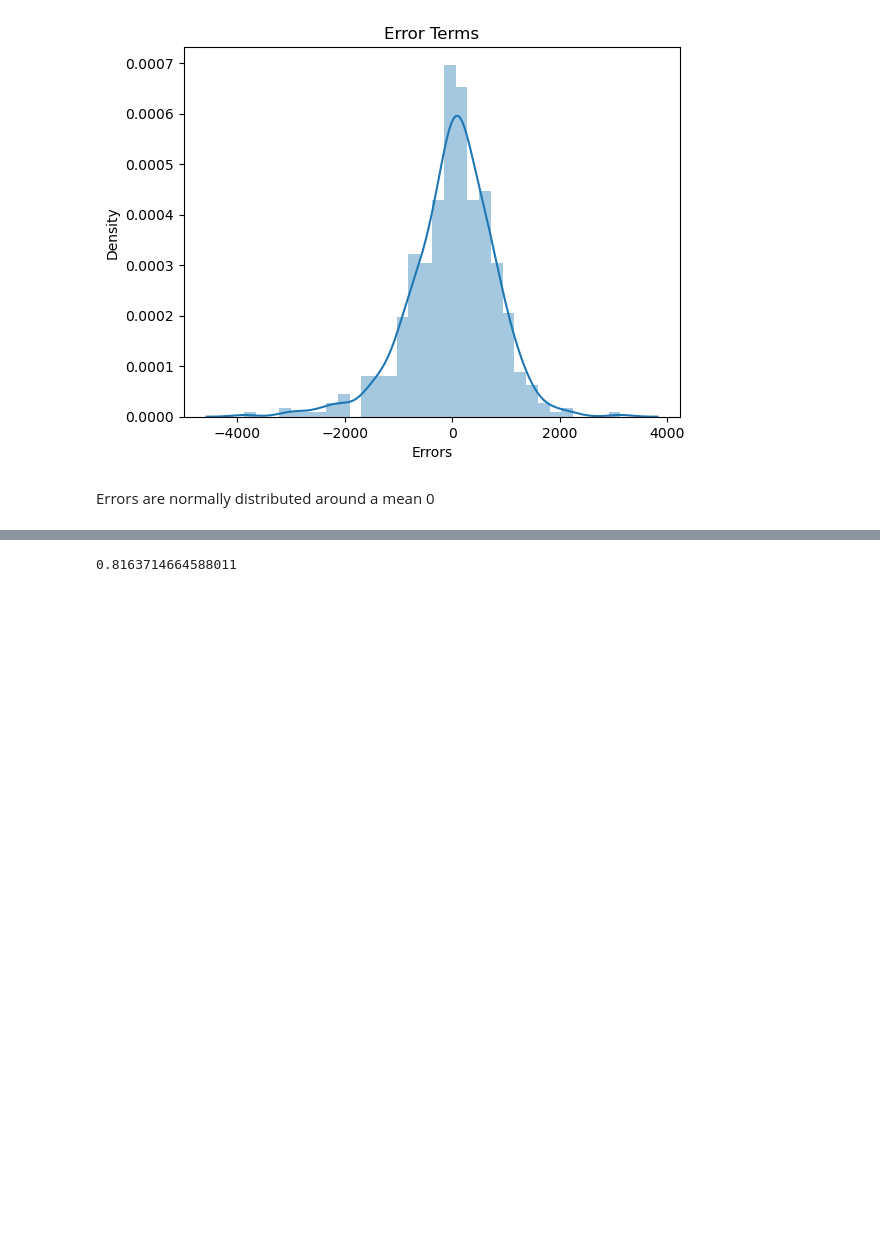
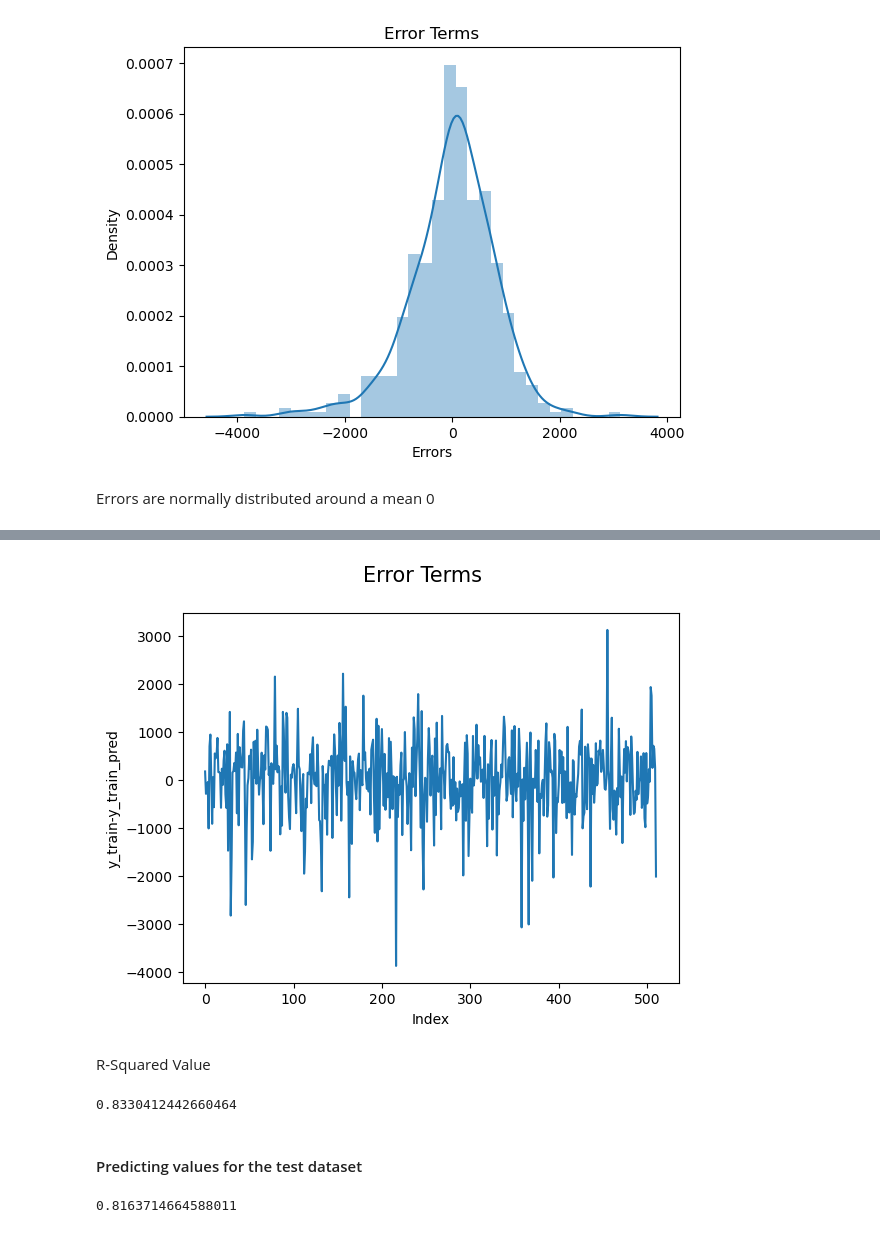
Before and after one commit to howxl/Bike_Sharing_Assignment, a Jupyter notebook: Bike Sharing Assignment.ipynb, the cells around one changed output, grey strips where cells are left out. Saved outputs shown, nothing was run; the diff lists cells and outputs as text; code cells hidden in the pictures; blank space fills up the shorter version.

```diff
--- a/Bike Sharing Assignment.ipynb
+++ b/Bike Sharing Assignment.ipynb
@@ -628,3 +577,22 @@ r2_score(y_train,y_train_pred)
+# %%
+
+c = [i for i in range(0,len(X_train),1)]
+plt.plot(c,y_train-y_train_pred)
+plt.suptitle('Error Terms', fontsize = 15)
+plt.xlabel('Index')
+plt.ylabel('y_train-y_train_pred')
+plt.show()
+# %% [output]
+[figure, added]
+# %% [markdown]
+R-Squared Value
+# %%
+
+r2_score(y_train,y_train_pred)
+# %% [output]
+0.8330412442660464
+# %% [markdown]
+#### Predicting values for the test dataset
 # %%
 num_vars = ['temp','atemp','hum','windspeed']
 
```
Also changed, not shown: parts of 23 cells of this notebook, 3 other files.
